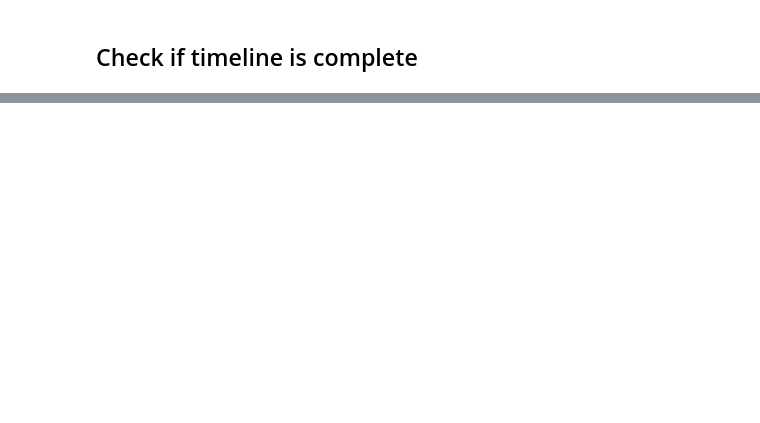
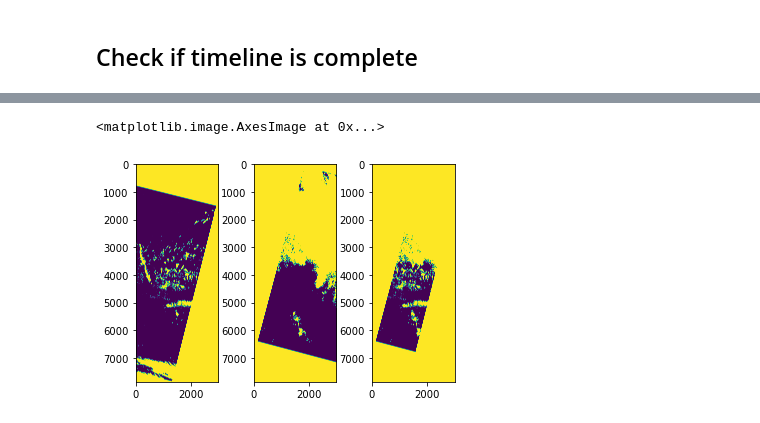
Before and after one commit to brazil-data-cube/compendium-harmonization, a Jupyter notebook: codes/comparison_l8-l8.ipynb, the cells around one changed output, grey strips where cells are left out. Drawn from its saved outputs; the diff is of its cells as text; code cells hidden in the pictures; blank space fills up the shorter version.

Commit message:
add validation scripts

```diff
--- a/codes/comparison_l8-l8.ipynb
+++ b/codes/comparison_l8-l8.ipynb
@@ -144,37 +143,43 @@ def mask_pixel_qa_col2(arr):
 ###
 
 
-def get_mask(mask, flags_list):
-    L8_flags = {
-        'dilated_cloud': 1<<1,
-        'cirrus': 1<<2,
-        'cloud': 1<<3,
-        'shadow': 1<<4,
-        'snow': 1<<5,
-        'clear': 1<<6,
-        'water': 1<<7
-    }
+def mask_pixel_bitwise(mask, flags_list=None, nodata=None):
+    if flags_list is None:
+        L8_flag = {
+            'fill': 1<<0,
+            'dilated_cloud': 1<<1,
+            'cirrus': 1<<2,
+            'cloud': 1<<3,
+            'shadow': 1<<4,
+            'snow': 1<<5#,
+#             'clear': 1<<6,
+#             'water': 1<<7
+        }
+        flags_list = L8_flag
     # first we will create the result mask filled with zeros and the same shape as the mask
     final_mask = numpy.zeros_like(mask)
+    if nodata is not None:
+        final_mask[mask==nodata] = 1
 
     # then we will loop through the flags and add the
     for flag in flags_list:
         # get the mask for this flag
-        flag_mask = numpy.bitwise_and(mask, L8_flags[flag])
+        flag_mask = numpy.bitwise_and(mask, flags_list[flag])
 
         # add it to the final flag
         final_mask = final_mask | flag_mask
 
     final_mask[final_mask > 0] = 1
-    return final_mask
+    return final_mask.astype(bool)
 # %%
 input_dir = '/home/marujo/Downloads/validation/l8_sr'
-output_dir = '/tower/git_hub/marujore/c-factor-article/work/validation/l8-l8/'
+output_dir = '/tower/git_hub/marujore/c-factor-article/validation/l8_sr/'
 
 bands = ['B2', 'B3', 'B4', 'B5', 'B6', 'B7']
 pairs = search_pairs_l8('/tower/git_hub/marujore/c-factor-article/input/l8-sceneids.txt')
 
-pairs = [('LC08_L2SP_222081_20200723_20200910_02_T1','LC08_L2SP_223081_20200730_20200908_02_T1'), ('LC08_L2SP_223081_20200730_20200908_02_T1','LC08_L2SP_222081_20200723_20200910_02_T1')] #TEST
+# pairs = [('LC08_L2SP_222081_20200723_20200910_02_T1','LC08_L2SP_223081_20200730_20200908_02_T1'), ('LC08_L2SP_223081_20200730_20200908_02_T1','LC08_L2SP_222081_20200723_20200910_02_T1')] #TEST
+pairs = [('LC08_L2SP_223081_20170807_20200903_02_T1','LC08_L2SP_222081_20170816_20200903_02_T1')] #TEST
 
 comparison_metrics = {}
 
@@ -186,8 +191,8 @@ for pair in pairs:
     cloud1_ds = rasterio.open(cloud1_path)
     cloud2_ds = rasterio.open(cloud2_path)
     cloud1_arr, cloud2_arr = raster_intersection(cloud1_ds, cloud2_ds)
-    mask1 = numpy.invert(mask_pixel_qa_col2(cloud1_arr))
-    mask2 = numpy.invert(mask_pixel_qa_col2(cloud2_arr))
+    mask1 = mask_pixel_bitwise(cloud1_arr, nodata=0)
+    mask2 = mask_pixel_bitwise(cloud2_arr, nodata=0)
     mask = numpy.logical_or(mask1, mask2) # Combined mask
 
     for b in bands:
@@ -247,0 +293,8 @@ Comparing pair ('LC08_L2SP_223081_20200730_20200908_02_T1', 'LC08_L2SP_222081_20
+# %%
+fig, (ax1, ax2, ax3) = plt.subplots(1, 3)
+ax1.imshow(mask1)
+ax2.imshow(mask2)
+ax3.imshow(mask)
+# %% [output]
+<matplotlib.image.AxesImage at 0x...>
+[figure, added]
```
Also changed, not shown: parts of 8 cells of this notebook, 16 other files.
